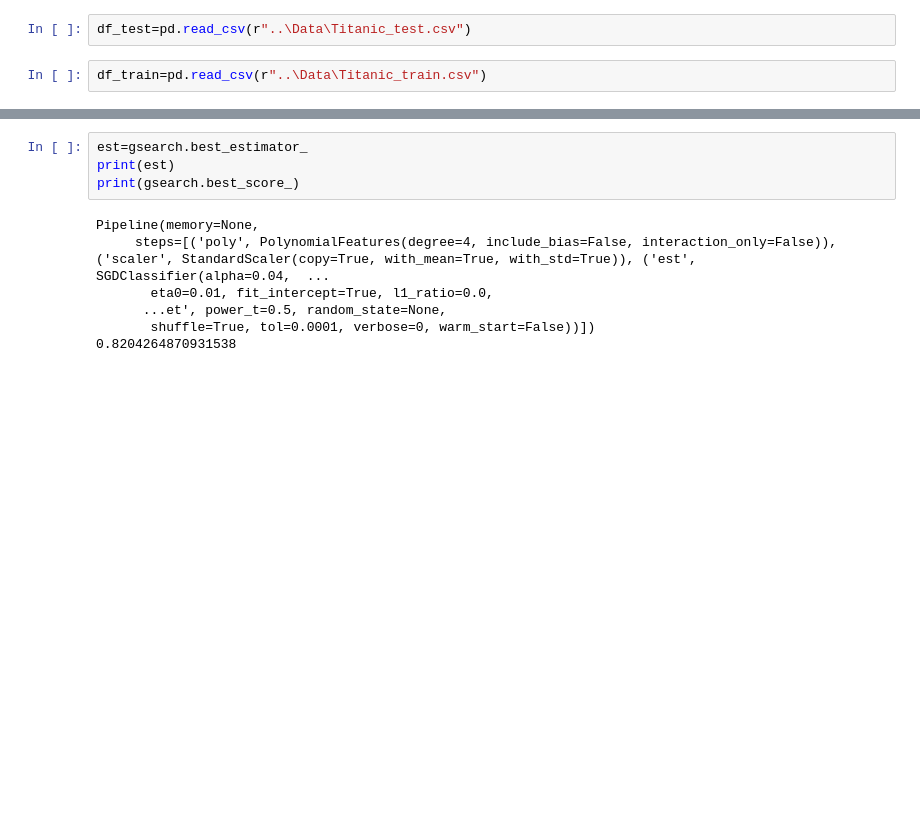
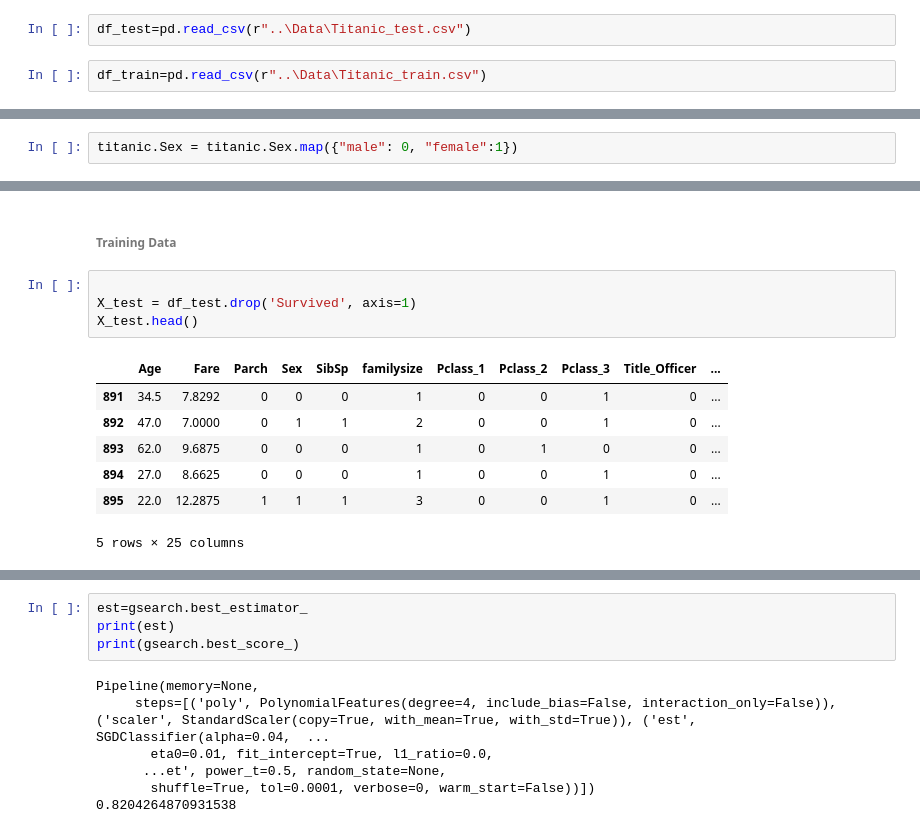
Before and after one commit to gaurav952/machine-learning, a Jupyter notebook: kaggle_titanic.ipynb, the cells around one changed output, grey strips where cells are left out. Cells and saved outputs as stored; diff of their text form; blank space fills up the shorter version.

```diff
--- a/kaggle_titanic.ipynb
+++ b/kaggle_titanic.ipynb
@@ -245,0 +271,2 @@ Wall time: 1min 29s
+# %%
+titanic.Sex = titanic.Sex.map({"male": 0, "female":1})
@@ -245,0 +355,14 @@ Wall time: 1min 29s
+# %% [markdown]
+###### Training Data
+# %%
+
+X_test = df_test.drop('Survived', axis=1)
+X_test.head()
+# %% [output]
+|  | Age | Fare | Parch | Sex | SibSp | familysize | Pclass_1 | Pclass_2 | Pclass_3 | Title_Officer | ... |
+| 891 | 34.5 | 7.8292 | 0 | 0 | 0 | 1 | 0 | 0 | 1 | 0 | ... |
+| 892 | 47.0 | 7.0000 | 0 | 1 | 1 | 2 | 0 | 0 | 1 | 0 | ... |
+| 893 | 62.0 | 9.6875 | 0 | 0 | 0 | 1 | 0 | 1 | 0 | 0 | ... |
+| 894 | 27.0 | 8.6625 | 0 | 0 | 0 | 1 | 0 | 0 | 1 | 0 | ... |
+| 895 | 22.0 | 12.2875 | 1 | 1 | 1 | 3 | 0 | 0 | 1 | 0 | ... |
+5 rows × 25 columns
```
Also changed, not shown: parts of 76 cells of this notebook.
